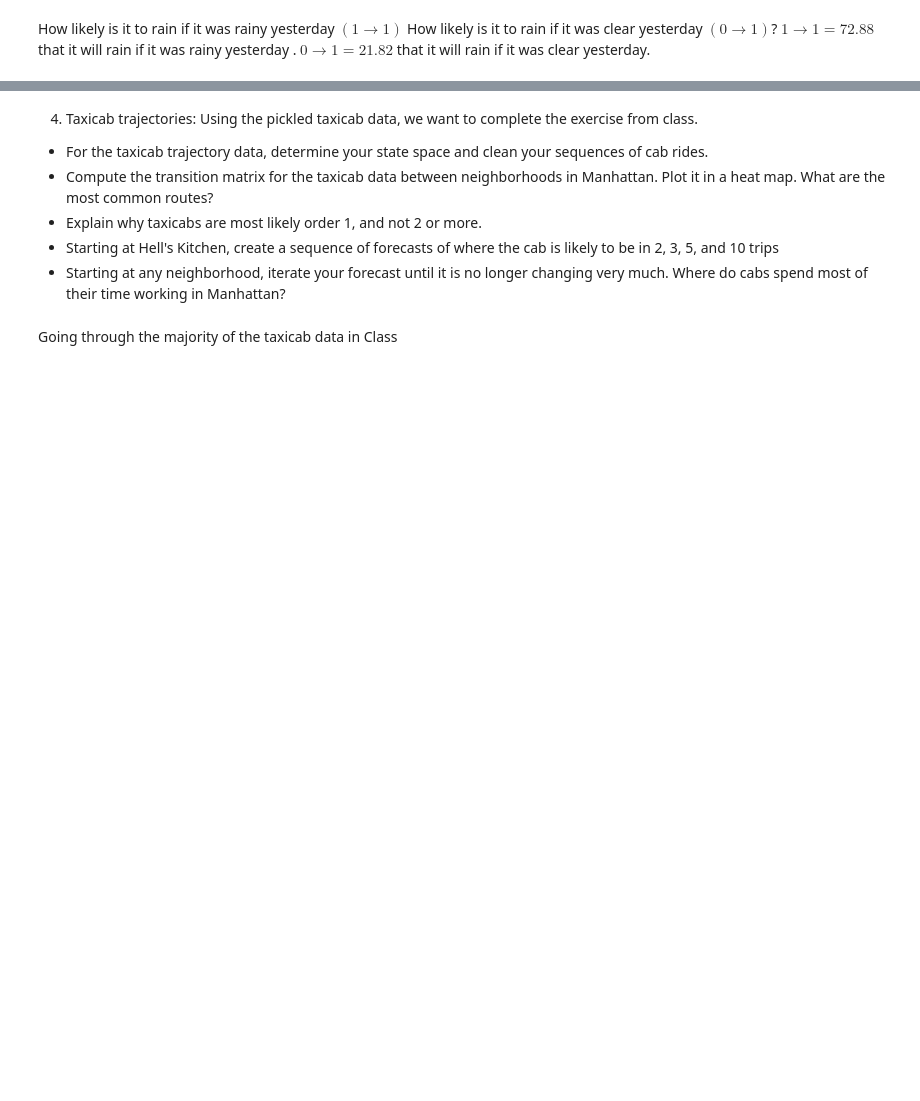
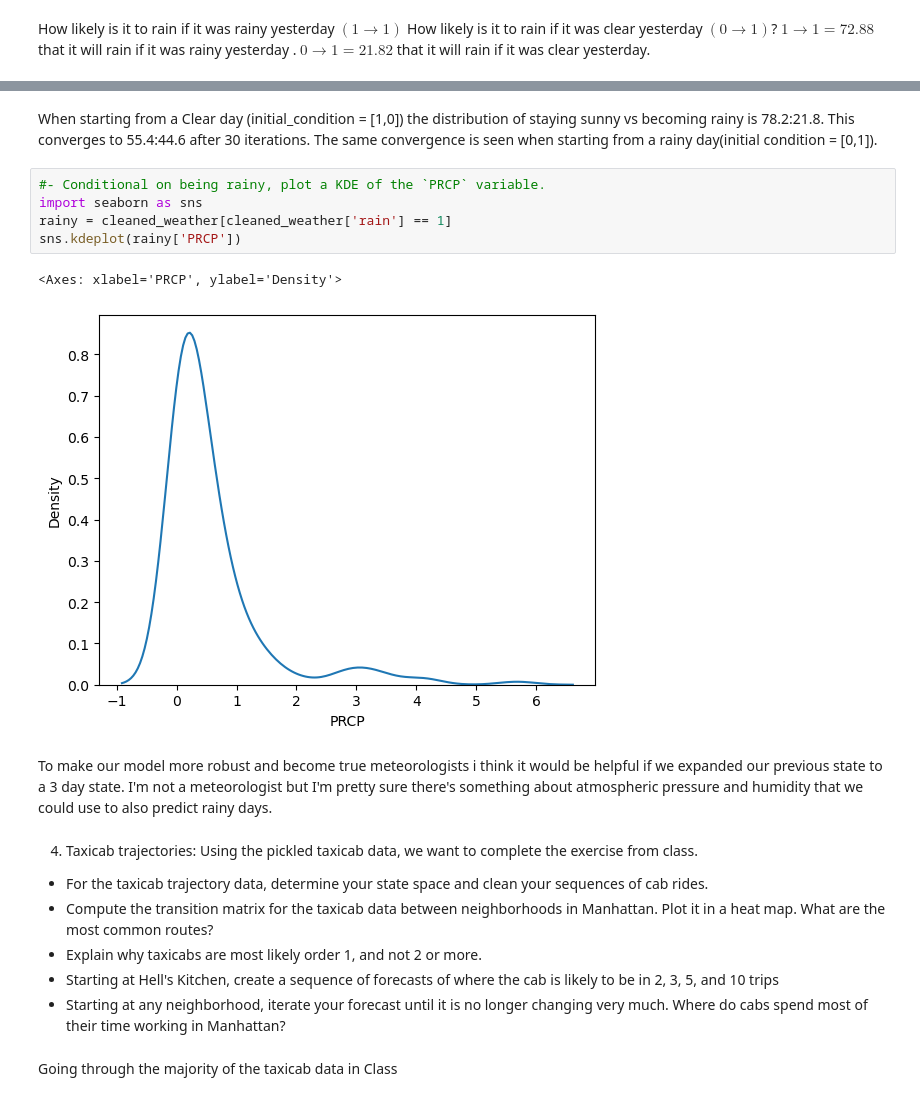
Before and after one commit to MLE-uva/UUAssignment05, a Jupyter notebook: assignment_5.ipynb, the cells around one changed output, grey strips where cells are left out. Cells and saved outputs as stored; diff of their text form; blank space fills up the shorter version.

```diff
--- a/assignment_5.ipynb
+++ b/assignment_5.ipynb
@@ -490,3 +541,15 @@ $1 \rightarrow 1 = 72.88%$ that it will rain if it was rainy yesterday . $0 \rig
+# %% [markdown]
+When starting from a Clear day (initial_condition = [1,0]) the distribution of staying sunny vs becoming rainy is 78.2:21.8. This converges to 55.4:44.6 after 30 iterations. The same convergence is seen when starting from a rainy day(initial condition = [0,1]).
+# %%
+#- Conditional on being rainy, plot a KDE of the `PRCP` variable.
+import seaborn as sns
+rainy = cleaned_weather[cleaned_weather['rain'] == 1]
+sns.kdeplot(rainy['PRCP'])
+# %% [output]
+<Axes: xlabel='PRCP', ylabel='Density'>
+[figure, added]
+# %% [markdown]
+To make our model more robust and become true meteorologists i think it would be helpful if we expanded our previous state to a 3 day state. I'm not a meteorologist but I'm pretty sure there's something about atmospheric pressure and humidity that we could use to also predict rainy days.
 # %% [markdown]
 4. Taxicab trajectories: Using the pickled taxicab data, we want to complete the exercise from class.
 
```
Also changed, not shown: parts of 27 cells of this notebook.
